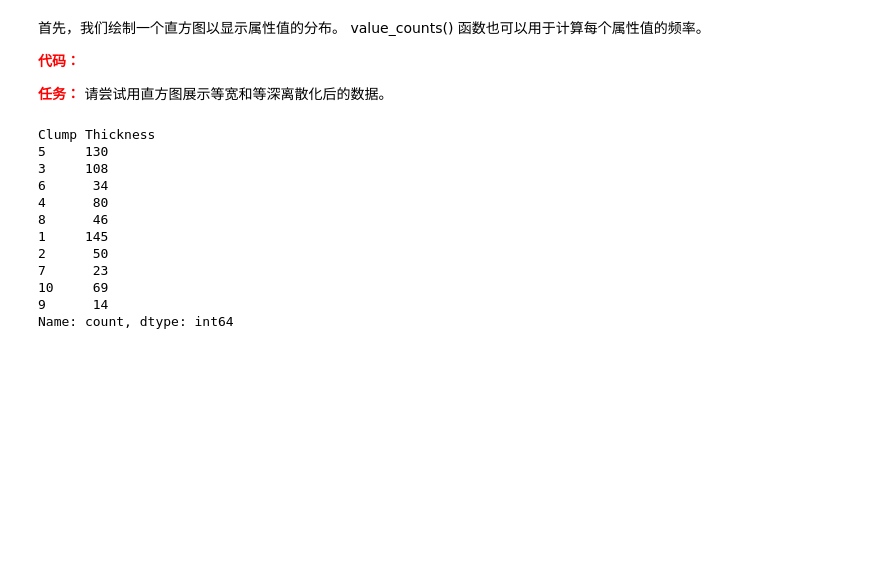
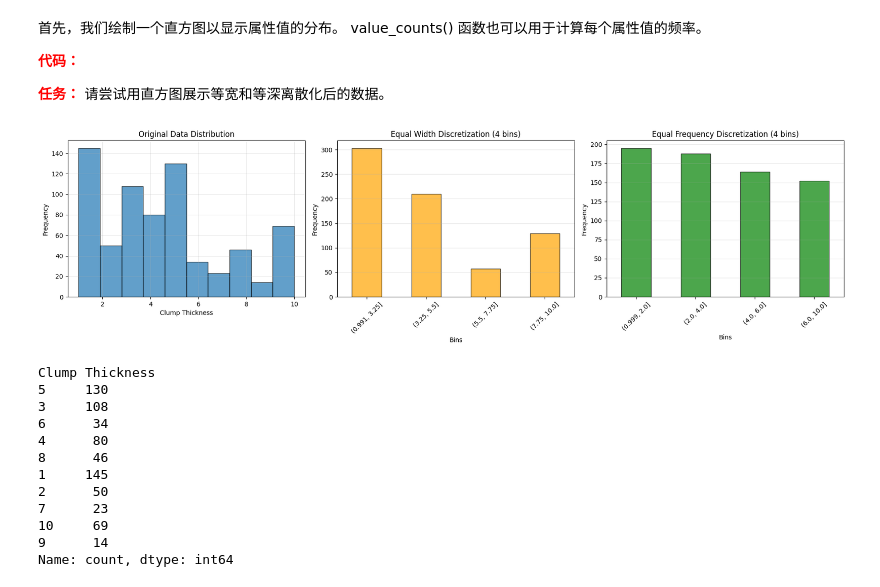
Before and after one commit to CSharperMantle/hdu2025_data_mining, a Jupyter notebook: exp_1/tutorial4_Data Preprocessing.ipynb, the cells around one changed output. Cells and saved outputs as stored; diff of their text form; code cells hidden in the pictures; blank space fills up the shorter version.

```diff
--- a/exp_1/tutorial4_Data Preprocessing.ipynb
+++ b/exp_1/tutorial4_Data Preprocessing.ipynb
@@ -332,6 +332,39 @@ sample
 **<font color="red">代码：</font>**
 
 **<font color ='red'>任务：</font>** 请尝试用直方图展示等宽和等深离散化后的数据。
+# %%
+import matplotlib.pyplot as plt
+
+fig, axes = plt.subplots(1, 3, figsize=(18, 5))
+
+axes[0].hist(data['Clump Thickness'], bins=10, edgecolor='black', alpha=0.7)
+axes[0].set_title('Original Data Distribution')
+axes[0].set_xlabel('Clump Thickness')
+axes[0].set_ylabel('Frequency')
+axes[0].grid(True, alpha=0.3)
+
+bins_equal_width = pd.cut(data['Clump Thickness'], 4)
+bins_equal_width.value_counts(sort=False).plot(kind='bar', ax=axes[1],
+                                                 edgecolor='black', alpha=0.7, color='orange')
+axes[1].set_title('Equal Width Discretization (4 bins)')
+axes[1].set_xlabel('Bins')
+axes[1].set_ylabel('Frequency')
+axes[1].tick_params(axis='x', rotation=45)
+axes[1].grid(True, alpha=0.3, axis='y')
+
+bins_equal_freq = pd.qcut(data['Clump Thickness'], 4)
+bins_equal_freq.value_counts(sort=False).plot(kind='bar', ax=axes[2],
+                                                edgecolor='black', alpha=0.7, color='green')
+axes[2].set_title('Equal Frequency Discretization (4 bins)')
+axes[2].set_xlabel('Bins')
+axes[2].set_ylabel('Frequency')
+axes[2].tick_params(axis='x', rotation=45)
+axes[2].grid(True, alpha=0.3, axis='y')
+
+plt.tight_layout()
+plt.show()
+# %% [output]
+[figure, added]
 # %%
 data['Clump Thickness'].hist(bins=10) #
 data['Clump Thickness'].value_counts(sort=False)
```
Also changed, not shown: parts of 2 cells of this notebook.
